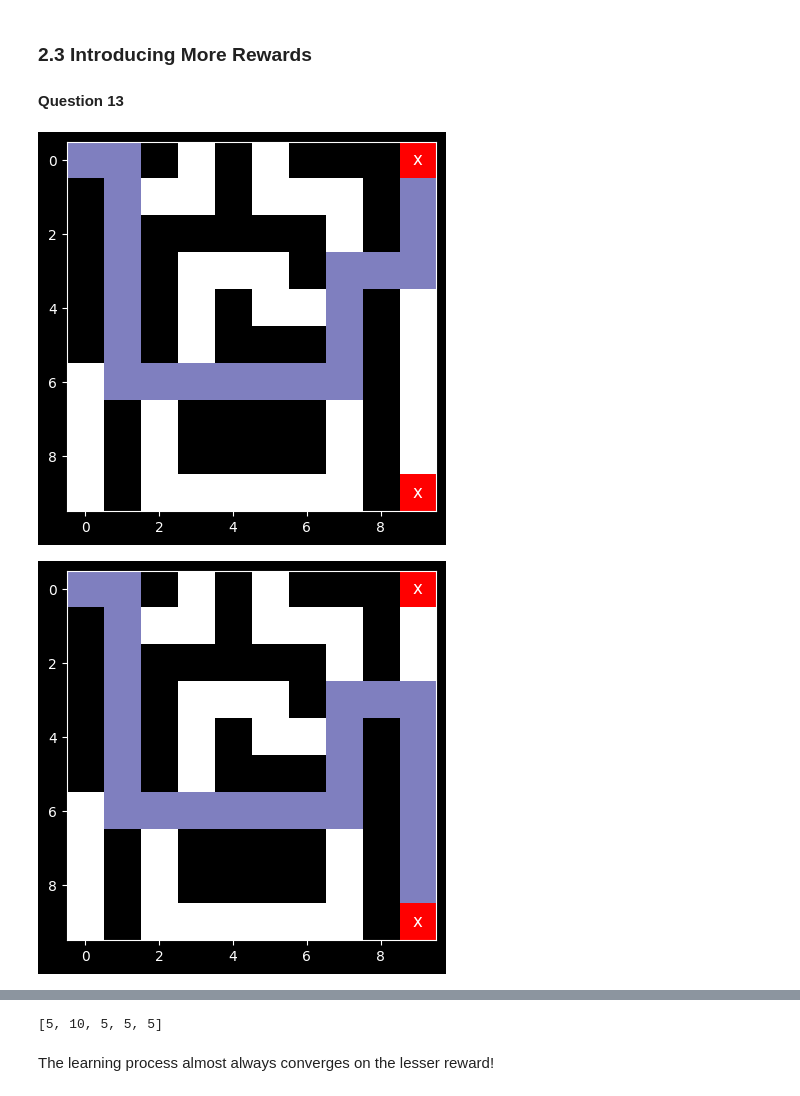
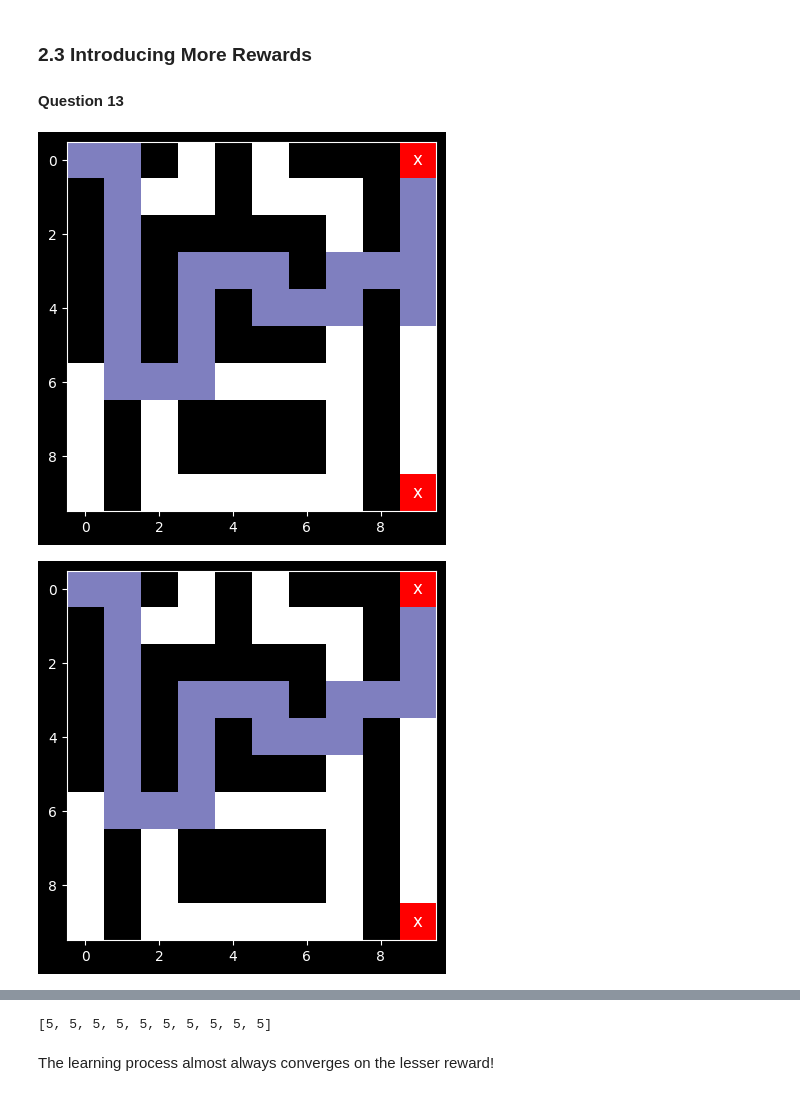
Before and after one commit to AinzOoalGown123/assignment3_group67, a Jupyter notebook: src/Main.ipynb, the cells around one changed output, grey strips where cells are left out. Cells and saved outputs as stored; diff of their text form; code cells hidden in the pictures.

```diff
--- a/src/Main.ipynb
+++ b/src/Main.ipynb
@@ -715,21 +715,21 @@ episode_lengths = []
 episode_rewards = []
 # %%
 # Hyperparameters
-n_runs = 5
+n_runs = 10
 n_episodes = 250
 epsilon = 0.1
 alpha = 0.05
 
 # Run the agent 10 times for each algorithm
 runs_q = run_agent(
     algorithm_class=QLearning,
     maze=maze,
     epsilon=epsilon,
     alpha=alpha,
     n_runs=n_runs,
     n_episodes=n_episodes,
     show_path=True
 )
 # %% [output]
-[figure, old version]
+[figure, new version]
-[figure, old version]
+[figure, new version]
@@ -739,4 +744,4 @@ runs_q = run_agent(
-[5, 10, 5, 5, 5]
+[5, 5, 5, 5, 5, 5, 5, 5, 5, 5]
 # %% [markdown]
 The learning process almost always converges on the lesser reward!
 # %% [markdown]
```
Also changed, not shown: parts of 9 cells of this notebook.
